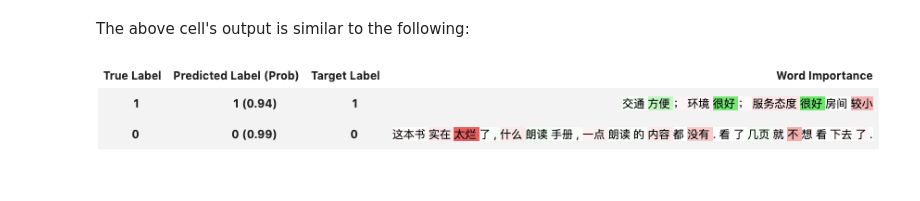
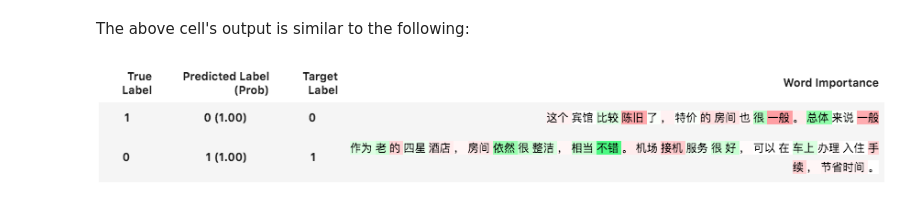
Before and after one commit to PaddlePaddle/InterpretDL, a Jupyter notebook: tutorials/int_grad_tutorial_nlp.ipynb, the cells around one changed output. Cells and saved outputs as stored; diff of their text form; code cells hidden in the pictures.

```diff
--- a/tutorials/int_grad_tutorial_nlp.ipynb
+++ b/tutorials/int_grad_tutorial_nlp.ipynb
@@ -128,6 +140,6 @@ visualize_text(recs)
 The above cell's output is similar to the following:
 # %%
 from IPython.display import Image
-Image(filename='assets/nlp_visualization.png')
+Image(filename='assets/int_grad_nlp_viz.png')
 # %% [output]
-[figure, old version]
+[figure, new version]
```
Also changed, not shown: parts of 22 cells of this notebook, 15 other files.
